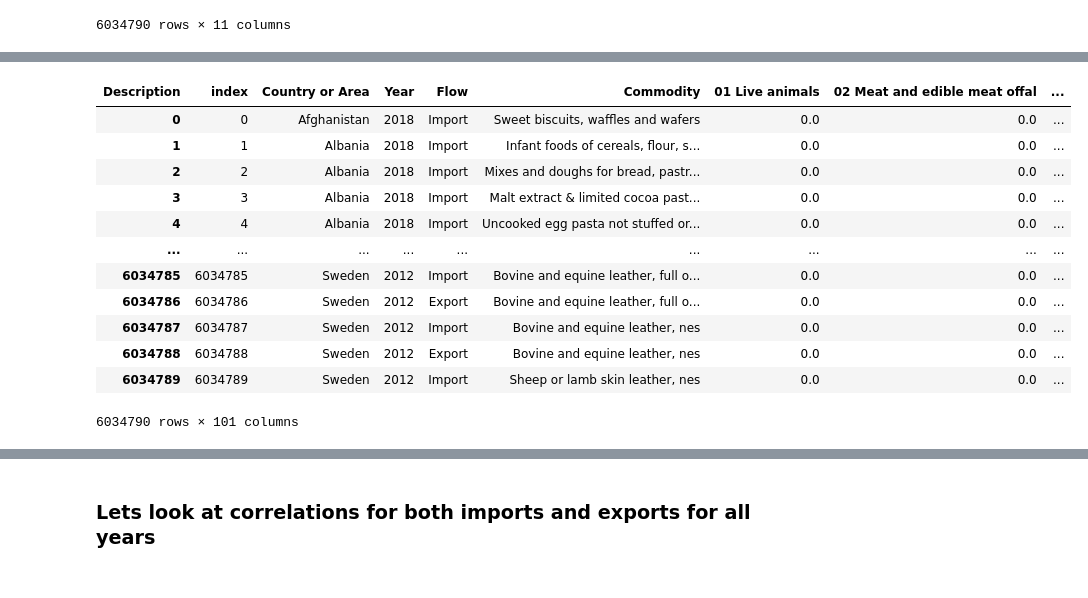
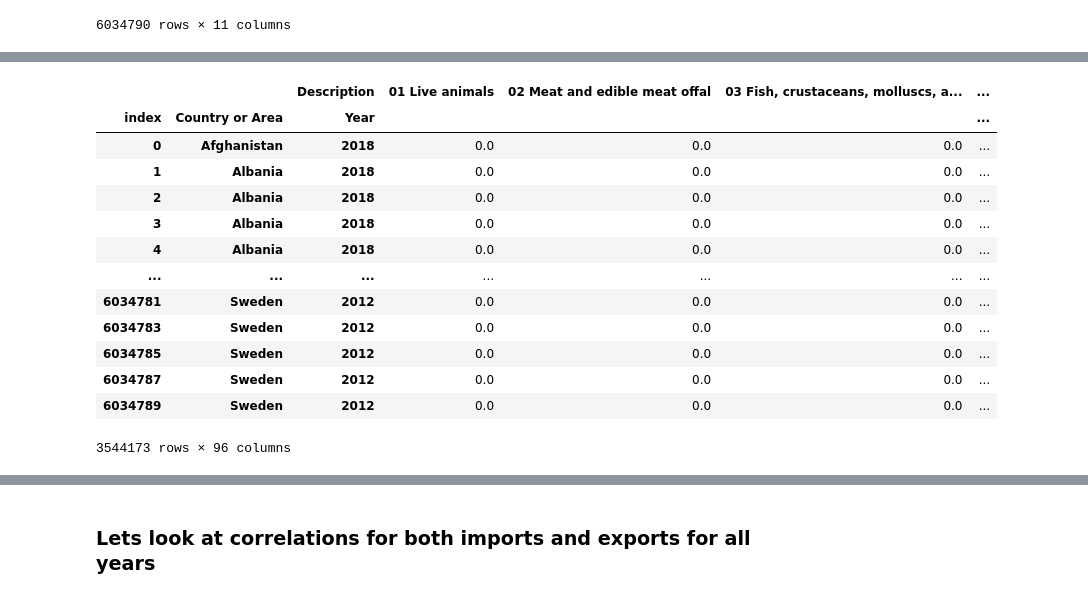
Before and after one commit to MichaelRocchio/MSDS_430, a Jupyter notebook: EDA_Project.ipynb, the cells around one changed output, grey strips where cells are left out. Cells and saved outputs as stored; diff of their text form; code cells hidden in the pictures.

```diff
--- a/EDA_Project.ipynb
+++ b/EDA_Project.ipynb
@@ -587,0 +593,5 @@ df_agg
+# %%
+imports = df_agg[df_agg['Flow']=='Import'][['Country or Area', 'Year', 'Description', 'Commodity', 'price_unit']]
+exports = df_agg[df_agg['Flow']=='Export'][['Country or Area', 'Year', 'Description', 'Commodity', 'price_unit']]
+df_analysis=pd.merge(imports.rename(columns={'price_unit': 'import_price'}), exports.rename(columns={'price_unit': 'export_price'}))
+df_analysis
@@ -588,19 +612,20 @@ df_agg
 # %%
-df_agg=df_agg.reset_index()
-df_analysis = df_agg.pivot(index=['index', 'Country or Area', 'Year', 'Flow', 'Commodity'], columns='Description', values='price_unit').fillna(0)
-df_analysis=df_analysis.reset_index()
-df_analysis
+from sklearn.preprocessing import StandardScaler
+import_corr=imports.reset_index().pivot(['index', 'Country or Area', 'Year'], columns='Description', values='price_unit').fillna(0)
+export_corr=exports.reset_index().pivot(['index', 'Country or Area', 'Year'], columns='Description', values='price_unit').fillna(0)
+import_corr
 # %% [output]
-| Description | index | Country or Area | Year | Flow | Commodity | 01 Live animals | 02 Meat and edible meat offal | ... |
-| 0 | 0 | Afghanistan | 2018 | Import | Sweet biscuits, waffles and wafers | 0.0 | 0.0 | ... |
-| 1 | 1 | Albania | 2018 | Import | Infant foods of cereals, flour, s... | 0.0 | 0.0 | ... |
-| 2 | 2 | Albania | 2018 | Import | Mixes and doughs for bread, pastr... | 0.0 | 0.0 | ... |
-| 3 | 3 | Albania | 2018 | Import | Malt extract & limited cocoa past... | 0.0 | 0.0 | ... |
-| 4 | 4 | Albania | 2018 | Import | Uncooked egg pasta not stuffed or... | 0.0 | 0.0 | ... |
-| ... | ... | ... | ... | ... | ... | ... | ... | ... |
-| 6034785 | 6034785 | Sweden | 2012 | Import | Bovine and equine leather, full o... | 0.0 | 0.0 | ... |
-| 6034786 | 6034786 | Sweden | 2012 | Export | Bovine and equine leather, full o... | 0.0 | 0.0 | ... |
-| 6034787 | 6034787 | Sweden | 2012 | Import | Bovine and equine leather, nes | 0.0 | 0.0 | ... |
-| 6034788 | 6034788 | Sweden | 2012 | Export | Bovine and equine leather, nes | 0.0 | 0.0 | ... |
-| 6034789 | 6034789 | Sweden | 2012 | Import | Sheep or lamb skin leather, nes | 0.0 | 0.0 | ... |
+|  |  | Description | 01 Live animals | 02 Meat and edible meat offal | 03 Fish, crustaceans, molluscs, a... | ... |
+| index | Country or Area | Year |  |  |  | ... |
+| 0 | Afghanistan | 2018 | 0.0 | 0.0 | 0.0 | ... |
+| 1 | Albania | 2018 | 0.0 | 0.0 | 0.0 | ... |
+| 2 | Albania | 2018 | 0.0 | 0.0 | 0.0 | ... |
+| 3 | Albania | 2018 | 0.0 | 0.0 | 0.0 | ... |
+| 4 | Albania | 2018 | 0.0 | 0.0 | 0.0 | ... |
+| ... | ... | ... | ... | ... | ... | ... |
+| 6034781 | Sweden | 2012 | 0.0 | 0.0 | 0.0 | ... |
+| 6034783 | Sweden | 2012 | 0.0 | 0.0 | 0.0 | ... |
+| 6034785 | Sweden | 2012 | 0.0 | 0.0 | 0.0 | ... |
+| 6034787 | Sweden | 2012 | 0.0 | 0.0 | 0.0 | ... |
+| 6034789 | Sweden | 2012 | 0.0 | 0.0 | 0.0 | ... |
-6034790 rows × 101 columns
+3544173 rows × 96 columns
```
Also changed, not shown: parts of 32 cells of this notebook.
